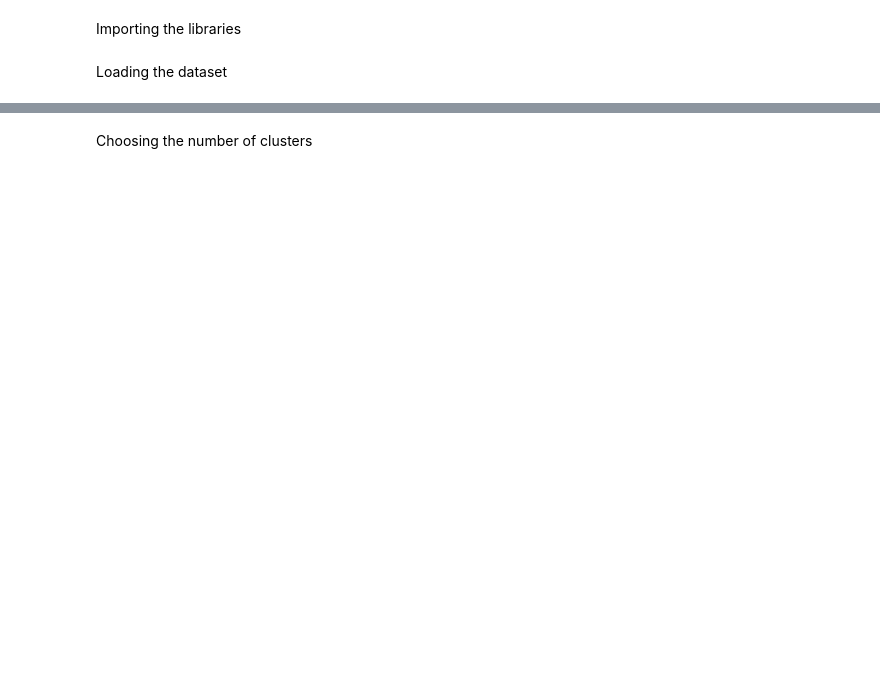
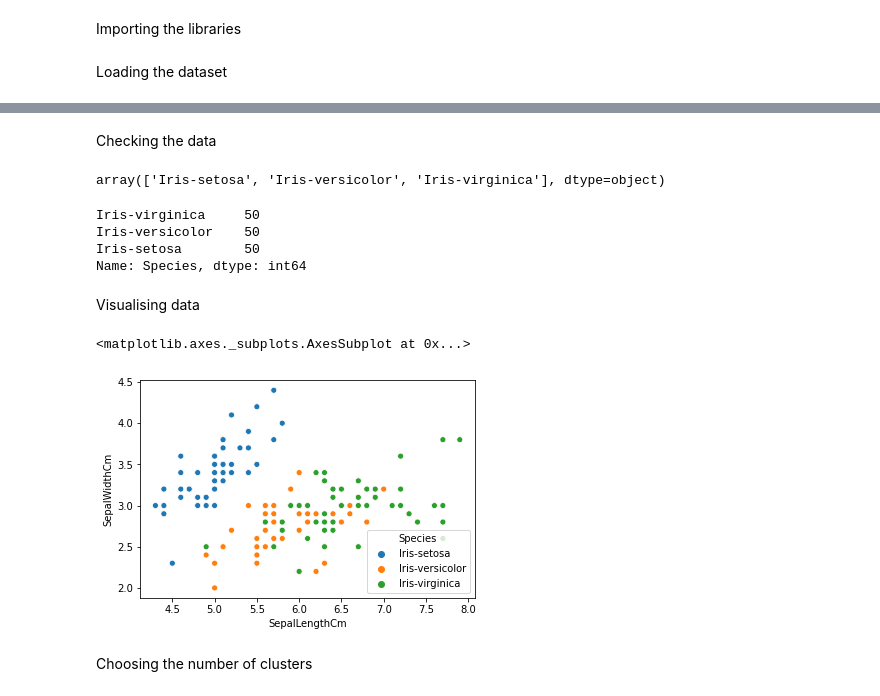
Before and after one commit to SidBagwe/Task3_GRIP_Internship_UnsupervisedLearning, a Jupyter notebook: Task3_Unsupervised.ipynb, the cells around one changed output, grey strips where cells are left out. Saved outputs shown, nothing was run; the diff lists cells and outputs as text; code cells hidden in the pictures; blank space fills up the shorter version.

```diff
--- a/Task3_Unsupervised.ipynb
+++ b/Task3_Unsupervised.ipynb
@@ -30,3 +31,23 @@ data_df
+# %% [markdown]
+Checking the data
+# %%
+data['Species'].unique()
+# %% [output]
+array(['Iris-setosa', 'Iris-versicolor', 'Iris-virginica'], dtype=object)
+# %%
+data['Species'].value_counts()
+# %% [output]
+Iris-virginica     50
+Iris-versicolor    50
+Iris-setosa        50
+Name: Species, dtype: int64
+# %% [markdown]
+Visualising data
+# %%
+sns.scatterplot(x='SepalLengthCm', y='SepalWidthCm', data=data, hue="Species")
+# %% [output]
+<matplotlib.axes._subplots.AxesSubplot at 0x...>
+[figure, added]
 # %% [markdown]
 Choosing the number of clusters
 # %%
```
Also changed, not shown: parts of 8 cells of this notebook.
